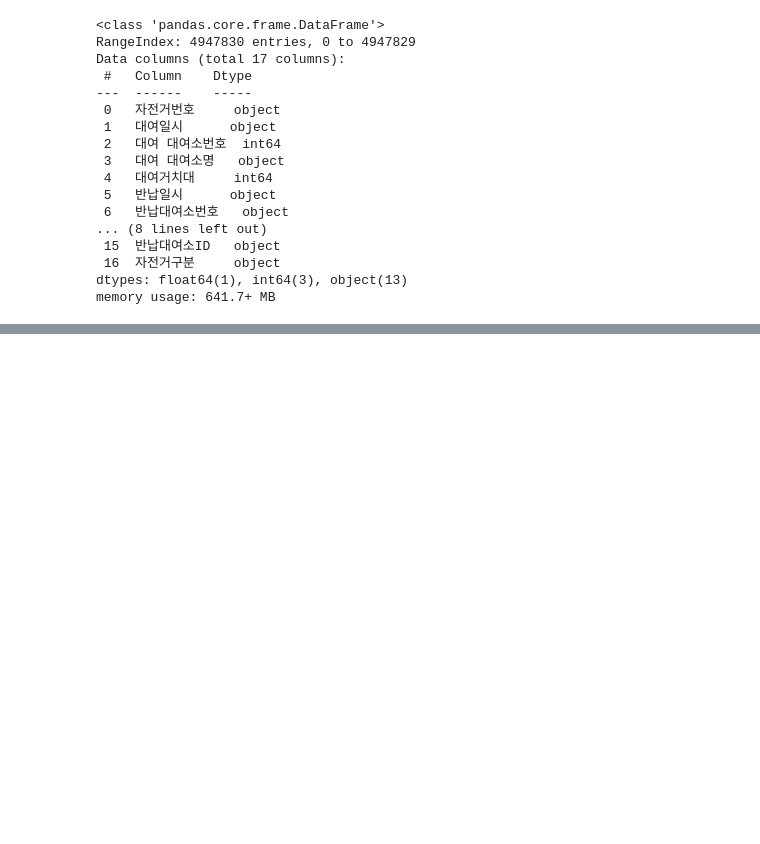
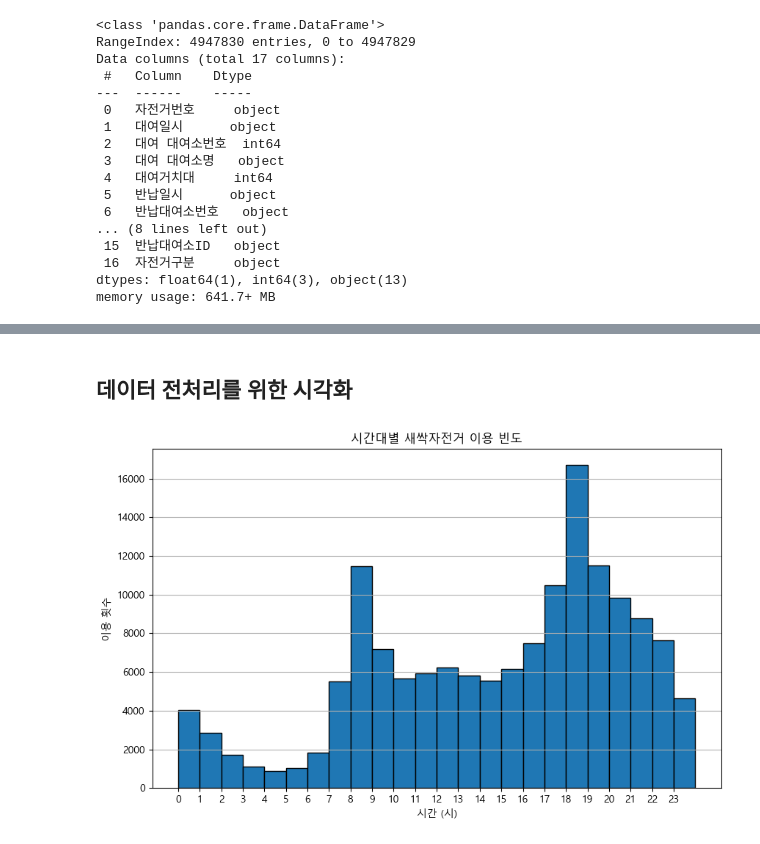
Before and after one commit to asdqew-a11/Alcohol, a Jupyter notebook: 따릉이데이터 전처리.ipynb, the cells around one changed output, grey strips where cells are left out. Drawn from its saved outputs; the diff is of its cells as text; code cells hidden in the pictures; blank space fills up the shorter version.

```diff
--- a/따릉이데이터 전처리.ipynb
+++ b/따릉이데이터 전처리.ipynb
@@ -85,2 +71,4 @@ memory usage: 67.7+ MB
 # %%
 # 자전거 번호, 대여소 거치대, 반납 거치대, 이용자 종류, 대여 대여소ID, 반납 대여소ID, 대여 대여소번호, 반납대여소번호
+
+df = df.drop(columns=['자전거번호','이용자종류','대여거치대','반납거치대', '대여대여소ID', '반납대여소ID' ,'대여 대여소번호' ,'반납대여소번호'])
@@ -86,0 +84,33 @@ memory usage: 67.7+ MB
+# %%
+# 대여일시 데이터를 가지고 요일 시간  컬럼 추가
+
+df['대여일시'] = pd.to_datetime(df['대여일시'])
+df['요일'] = df['대여일시'].dt.dayofweek
+df['시간'] = df['대여일시'].dt.hour
+# %% [markdown]
+## 데이터 전처리를 위한 시각화
+# %%
+# 새싹자전거 이용시간대 확인
+
+import matplotlib.pyplot as plt
+import matplotlib.font_manager as fm
+
+plt.rcParams['font.family'] = 'Malgun Gothic'  # Windows의 경우 '맑은 고딕'
+plt.rcParams['axes.unicode_minus'] = False  # 한글 폰트 사용 시 마이너스 기호 깨짐 방지
+# %%
+# '새싹자전거' 필터링
+df_sesak = df[df['자전거구분'] == '새싹자전거']
+
+# 시간대별 이용 빈도 시각화
+plt.figure(figsize=(10, 6))
+plt.hist(df_sesak['시간'], bins=24, range=(0, 24), edgecolor='black')
+plt.title('시간대별 새싹자전거 이용 빈도')
+plt.xlabel('시간 (시)')
+plt.ylabel('이용 횟수')
+plt.xticks(range(0, 24))
+plt.grid(axis='y')
+
+# 그래프 표시
+plt.show()
+# %% [output]
+[figure, added]
```
Also changed, not shown: parts of 7 cells of this notebook.
